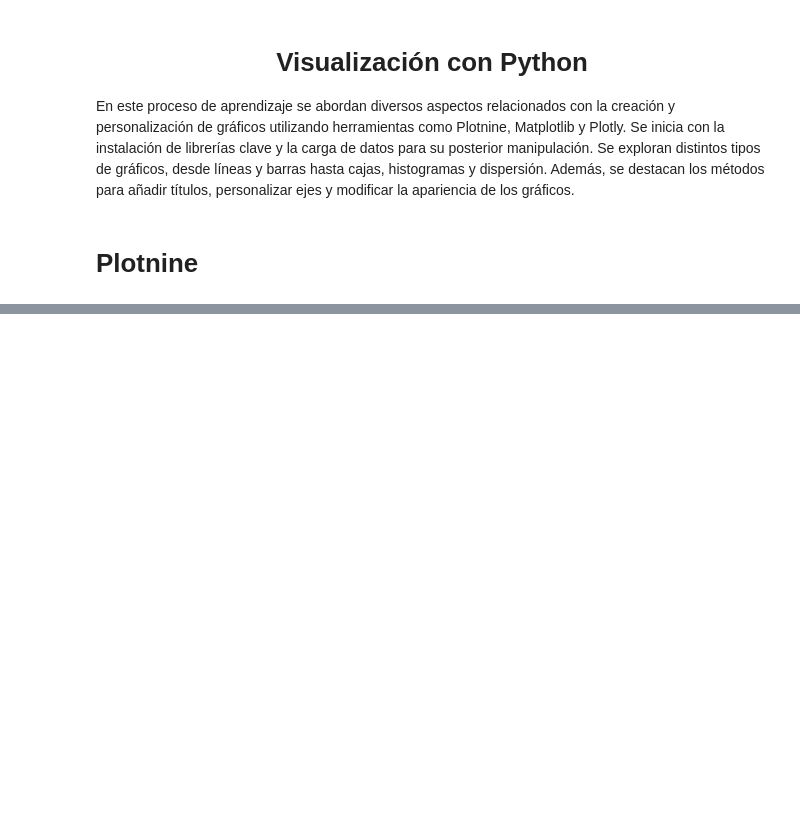
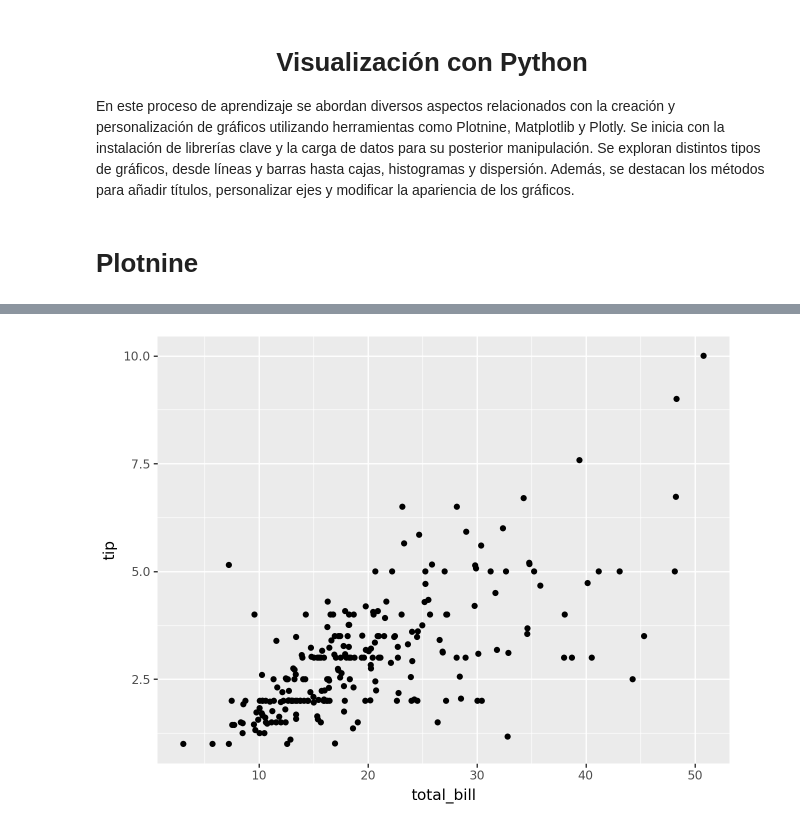
Before and after one commit to Itse-Lenguaje-para-analisis-de-datos-II/Lenguaje-para-analisis-de-datos-II, a Jupyter notebook: Modulo 3/Clase 3.ipynb, the cells around one changed output, grey strips where cells are left out. Saved outputs shown, nothing was run; the diff lists cells and outputs as text; code cells hidden in the pictures; blank space fills up the shorter version.

```diff
--- a/Modulo 3/Clase 3.ipynb
+++ b/Modulo 3/Clase 3.ipynb
@@ -9,0 +29,2 @@ En este proceso de aprendizaje se abordan diversos aspectos relacionados con la
+# %%
+df=sns.load_dataset("tips")
@@ -9,0 +48,8 @@ En este proceso de aprendizaje se abordan diversos aspectos relacionados con la
+# %%
+grafica = (
+    ggplot(df, aes(x="total_bill", y="tip"))
+    + geom_point()
+)
+grafica
+# %% [output]
+[figure, added]
```
Also changed, not shown: parts of 9 cells of this notebook.
